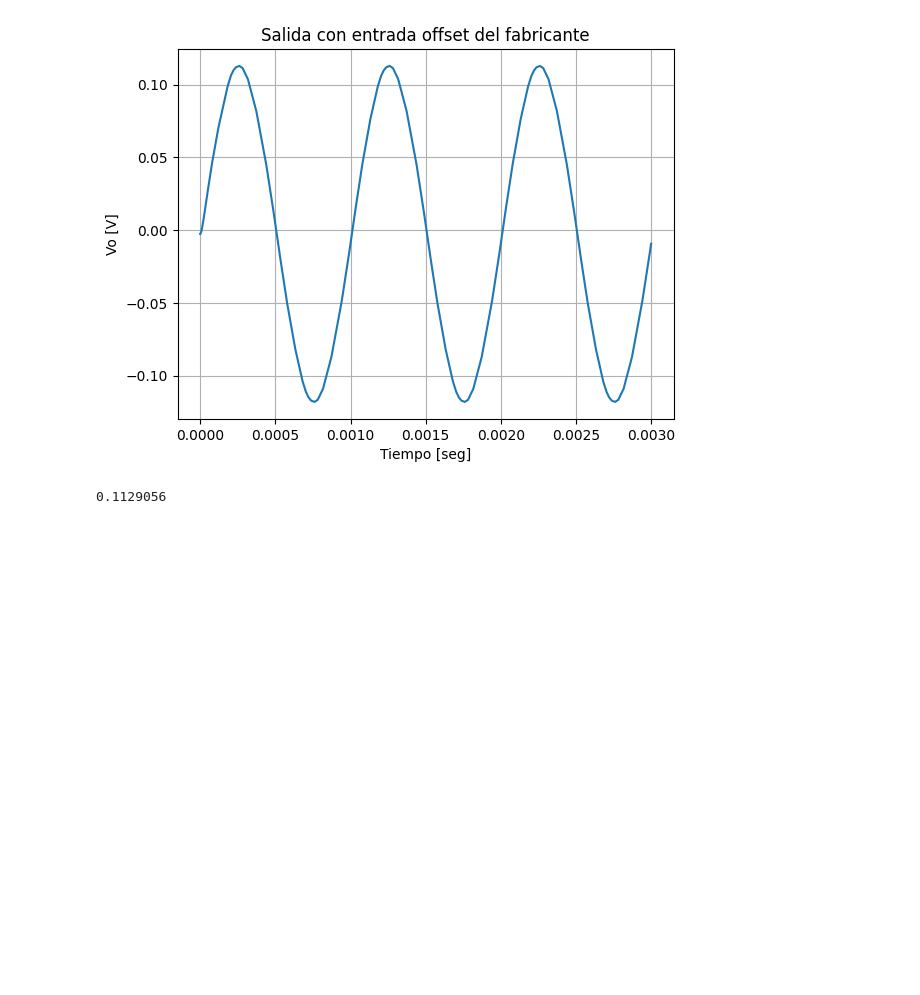
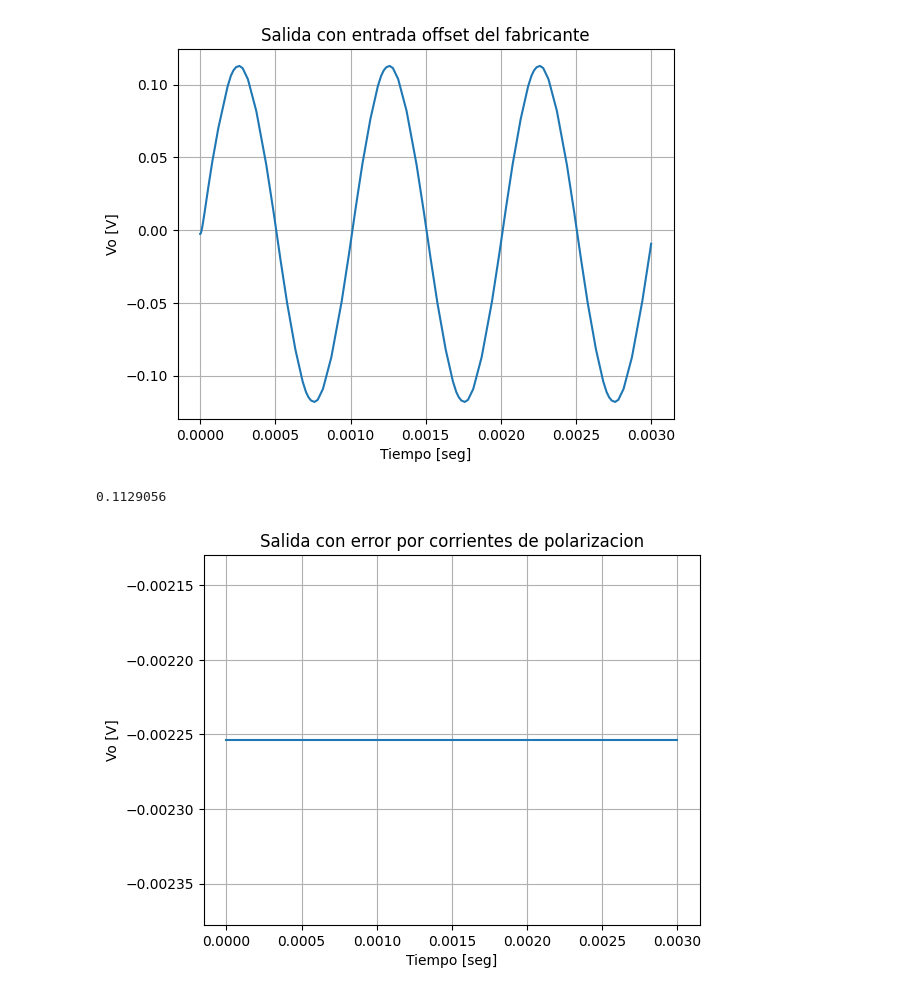
Before and after one commit to all5one-sudo/lab2SRA, a Jupyter notebook: lab2_plots.ipynb, the cells around one changed output. Drawn from its saved outputs; the diff is of its cells as text; code cells hidden in the pictures; blank space fills up the shorter version.

```diff
--- a/lab2_plots.ipynb
+++ b/lab2_plots.ipynb
@@ -174,3 +174,13 @@ plt.show()
 print(max(data['V(vo)']))
 # %% [output]
 0.1129056
+# %%
+data = pd.read_csv('E:\Documentos\GitHub\lab2SRA\circuito1V03.txt',delimiter='\t')
+plt.plot(data['time'],data['V(vo)'])
+plt.title('Salida con error por corrientes de polarizacion')
+plt.ylabel('Vo [V]')
+plt.xlabel('Tiempo [seg]')
+plt.grid(True)
+plt.show()
+# %% [output]
+[figure, added]
```
Also changed, not shown: parts of 1 cell of this notebook, 9 other files.
